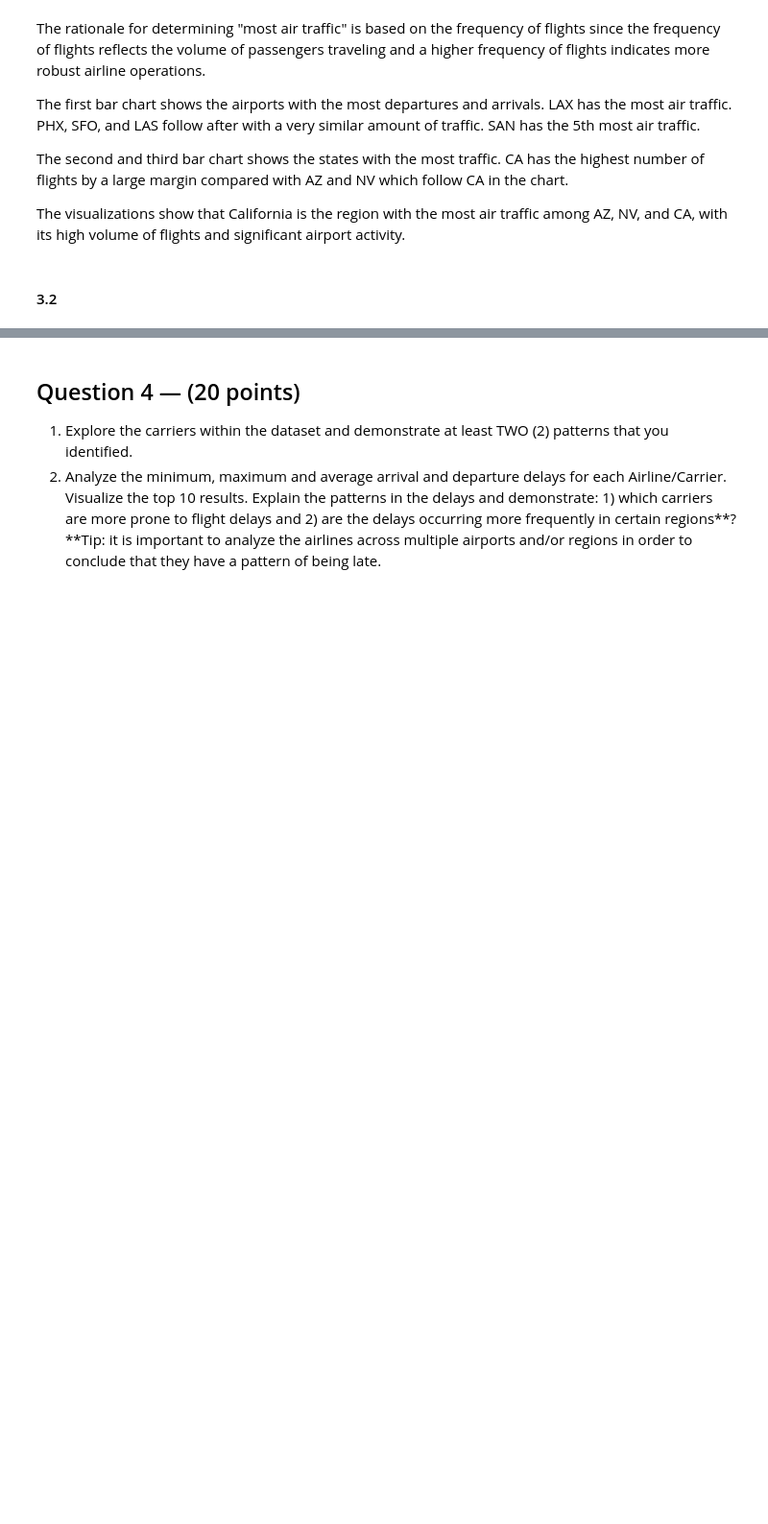
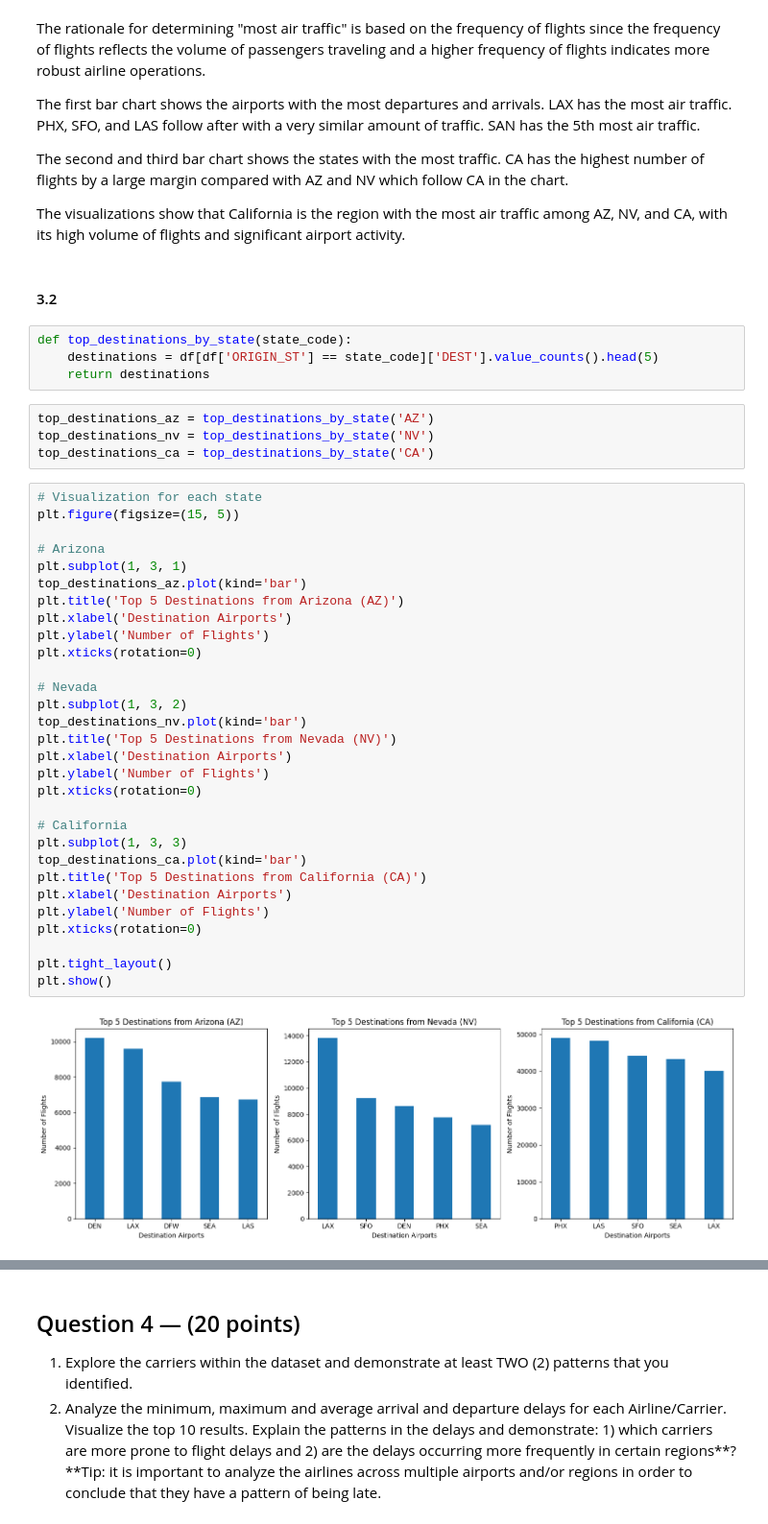
Before and after one commit to ayushzenith/practicum_1, a Jupyter notebook: Practicum.1.Group.30.ipynb, the cells around one changed output, grey strips where cells are left out. Shown at 96% size. Cells and saved outputs as stored; diff of their text form; blank space fills up the shorter version.

```diff
--- a/Practicum.1.Group.30.ipynb
+++ b/Practicum.1.Group.30.ipynb
@@ -356,3 +356,43 @@ The second and third bar chart shows the states with the most traffic. CA has th
 The visualizations show that California is the region with the most air traffic among AZ, NV, and CA, with its high volume of flights and significant airport activity.
 # %% [markdown]
 #### 3.2
+# %%
+def top_destinations_by_state(state_code):
+    destinations = df[df['ORIGIN_ST'] == state_code]['DEST'].value_counts().head(5)
+    return destinations
+# %%
+top_destinations_az = top_destinations_by_state('AZ')
+top_destinations_nv = top_destinations_by_state('NV')
+top_destinations_ca = top_destinations_by_state('CA')
+# %%
+# Visualization for each state
+plt.figure(figsize=(15, 5))
+
+# Arizona
+plt.subplot(1, 3, 1)
+top_destinations_az.plot(kind='bar')
+plt.title('Top 5 Destinations from Arizona (AZ)')
+plt.xlabel('Destination Airports')
+plt.ylabel('Number of Flights')
+plt.xticks(rotation=0)
+
+# Nevada
+plt.subplot(1, 3, 2)
+top_destinations_nv.plot(kind='bar')
+plt.title('Top 5 Destinations from Nevada (NV)')
+plt.xlabel('Destination Airports')
+plt.ylabel('Number of Flights')
+plt.xticks(rotation=0)
+
+# California
+plt.subplot(1, 3, 3)
+top_destinations_ca.plot(kind='bar')
+plt.title('Top 5 Destinations from California (CA)')
+plt.xlabel('Destination Airports')
+plt.ylabel('Number of Flights')
+plt.xticks(rotation=0)
+
+plt.tight_layout()
+plt.show()
+# %% [output]
+[figure, added]
```
Also changed, not shown: parts of 6 cells of this notebook.
